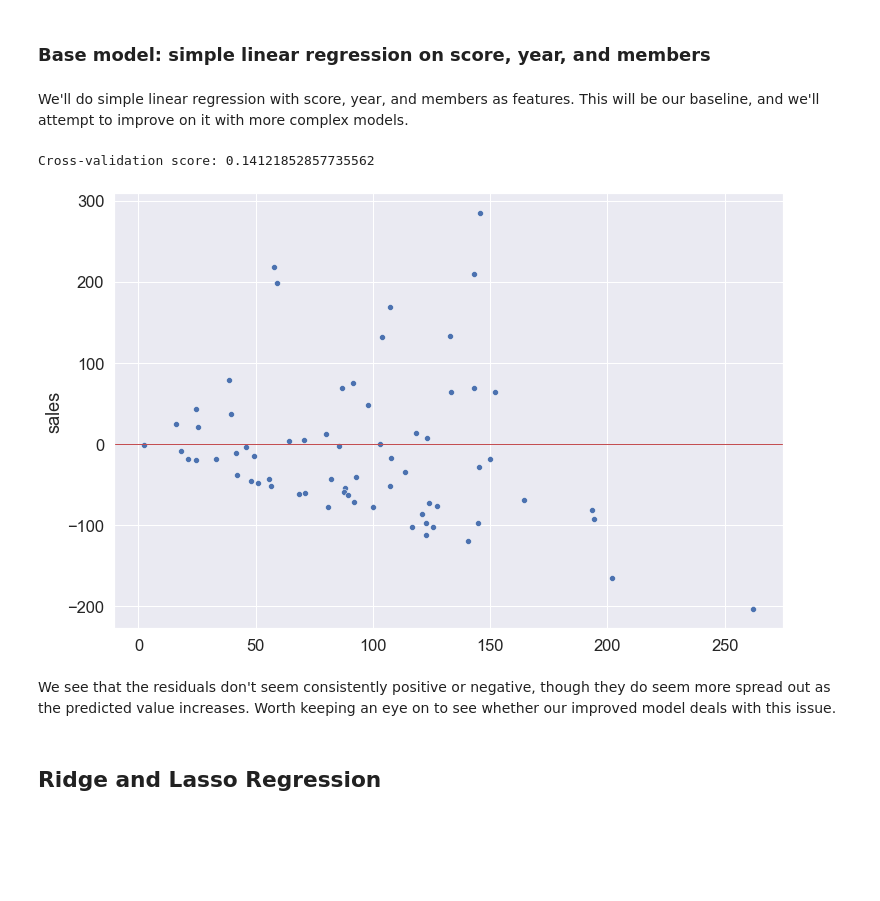
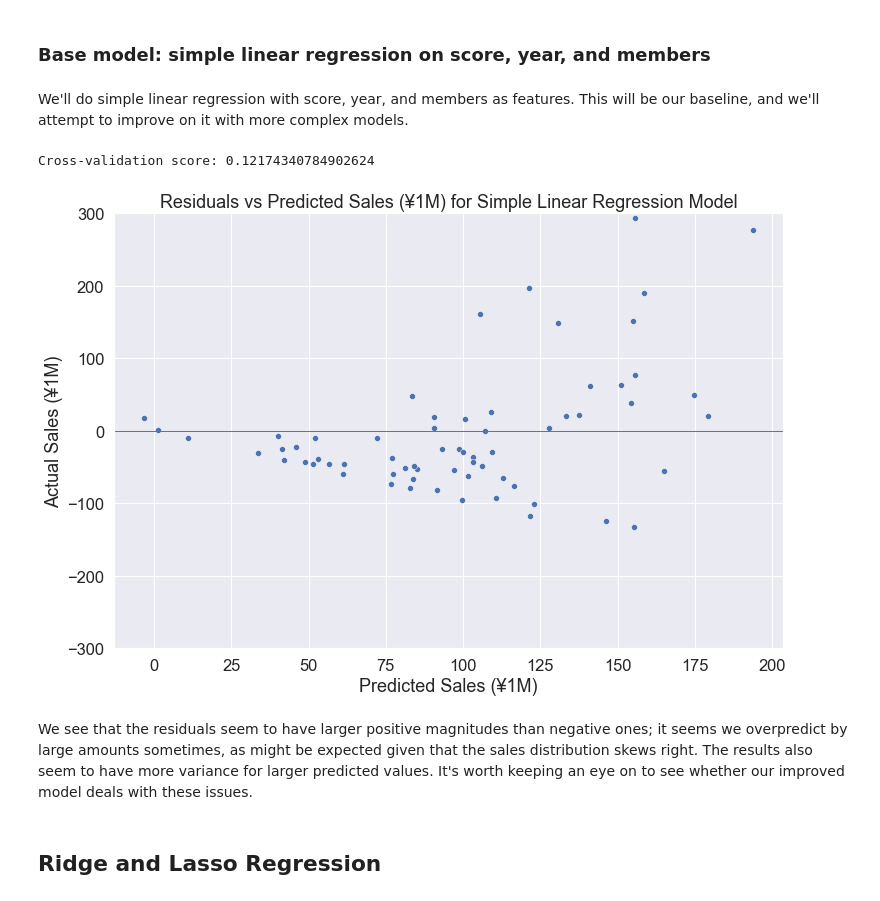
Before and after one commit to zhouandrewc/anime-sales-prediction, a Jupyter notebook: notebooks/5_regression.ipynb, the cells around one changed output. Drawn from its saved outputs; the diff is of its cells as text; code cells hidden in the pictures; blank space fills up the shorter version.

```diff
--- a/notebooks/5_regression.ipynb
+++ b/notebooks/5_regression.ipynb
@@ -34,3 +32,0 @@ We remove all sales greater than or equal to than 500, and all outliers for scor
-# %%
-data_df = data_df[data_df["sales"] < 500]
-data_df = data_df[(np.abs(stats.zscore(data_df[["score", "duration", "member"]])) < 2).all(axis=1)]
@@ -95,3 +113,7 @@ Omitting our various genres, it like our strongest potential associations are wi
 # %%
-sns.pairplot(data_df[["score", "year", "member", "sales"]], kind="reg", plot_kws={'ci': False, 'line_kws':{'color':'red'}, 'scatter_kws': {'alpha': 0.1}})
+sns.set(font_scale=1.2)
+g = sns.pairplot(data_df[["score", "year", "members", "sales"]], kind="reg",\
+             plot_kws={'ci': False, 'line_kws':{'color':'red'},\
+                       'scatter_kws': {'alpha': 0.1}})
+plt.suptitle("Pair Plot of Score, Year, Members, and Sales", y=1.015);
 # %% [output]
@@ -102,3 +123,7 @@ We see evidence of some linear relationships between the features and sales, but
+# %%
+# Reset font size
+sns.set(rc={'figure.figsize':(12,8)})
+sns.set(font_scale=1.5)
 # %% [markdown]
 ### Our train-test split
 # %% [markdown]
@@ -108,35 +133,40 @@ X_trainval, X_test, y_trainval, y_test = train_test_split(data_df.drop(["sales"]
 # %% [markdown]
 ### Base model: simple linear regression on score, year, and members
 # %% [markdown]
-We'll do simple linear regression with score, year, and members as features. This will be our baseline, and we'll attempt to improve on it with more complex models.
+We'll do simple linear regression with score, year, and members as features. This will be our baseline, and we'll
+attempt to improve on it with more complex models.
 # %%
-features = ["score", "member", "year"]
+features = ["score", "members", "year"]
 X_trainval_dum = pd.get_dummies(X_trainval[features])
 
 train_scores = []
 val_scores = []
 
 kf = KFold(n_splits=15, shuffle=True, random_state=1000)
 
 for train_idx, val_idx in kf.split(X_trainval_dum):
     lm = LinearRegression()
     X_train, X_val = X_trainval_dum.iloc[train_idx], X_trainval_dum.iloc[val_idx]
     y_train, y_val = y_trainval.iloc[train_idx], y_trainval.iloc[val_idx]
     lm.fit(X_train, y_train)
     y_val_predict = lm.predict(X_val)
     train_scores.append(lm.score(X_train, y_train))
     val_scores.append(lm.score(X_val, y_val))
 
 print("Cross-validation score:", np.mean(val_scores))
 
 # residual plot for the last train/val split
-sns.scatterplot(x=y_val_predict, y=y_val-y_val_predict)
+g = sns.scatterplot(x=y_val_predict, y=y_val-y_val_predict)
 plt.axhline(linewidth=1, color='r');
+g.set_title("Residuals vs Predicted Sales (¥1M) for Simple Linear Regression Model")
+g.set_xlabel("Predicted Sales (¥1M)")
+g.set_ylabel("Actual Sales (¥1M)");
+g.set_ylim((-300,300));
 # %% [output]
-Cross-validation score: 0.14121852857735562
+Cross-validation score: 0.12174340784902624
-[figure, old version]
+[figure, new version]
 # %% [markdown]
-We see that the residuals don't seem consistently positive or negative, though they do seem more spread out as the predicted value increases. Worth keeping an eye on to see whether our improved model deals with this issue.
+We see that the residuals seem to have larger positive magnitudes than negative ones; it seems we overpredict by large amounts sometimes, as might be expected given that the sales distribution skews right. The results also seem to have more variance for larger predicted values. It's worth keeping an eye on to see whether our improved model deals with these issues.
 # %% [markdown]
 ## Ridge and Lasso Regression
 # %% [markdown]
```
Also changed, not shown: parts of 82 cells of this notebook, 6 other files.
